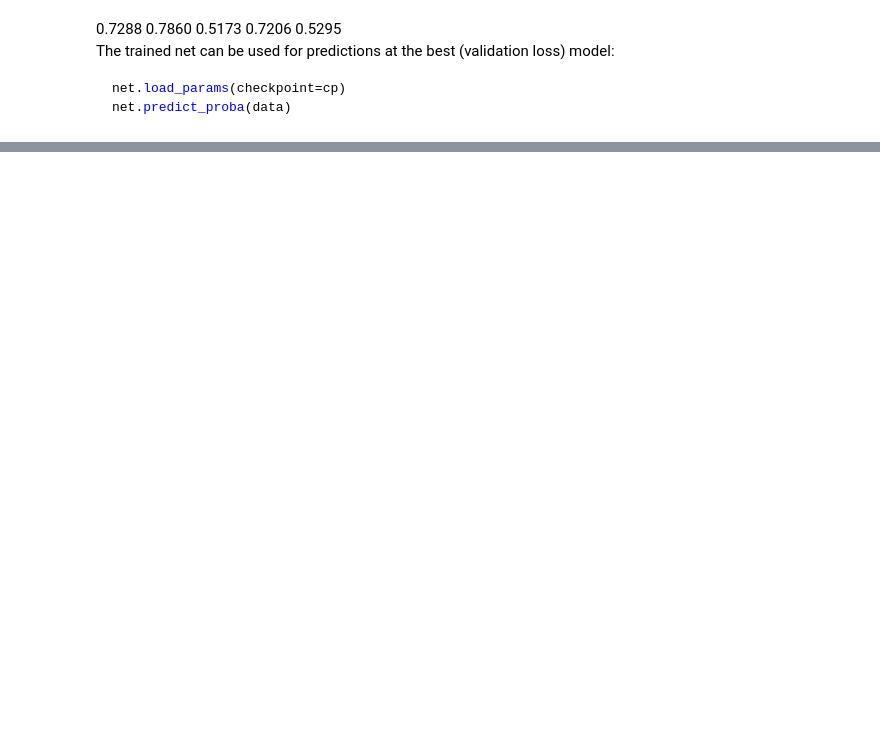
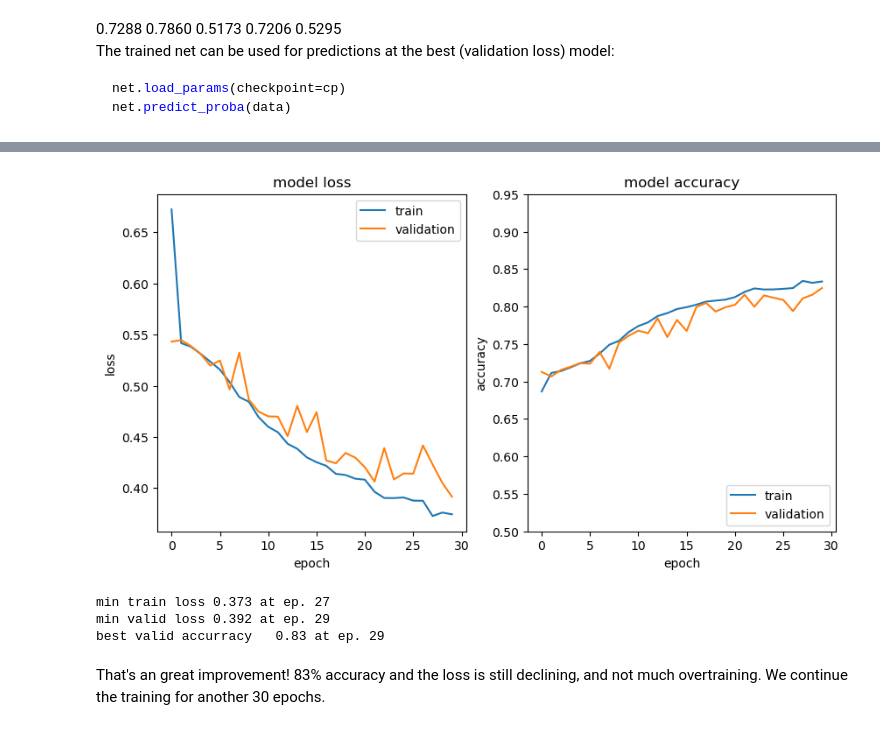
Before and after one commit to dkgithub/wiehl24, a Jupyter notebook: PyTorch_jet_flavor_classification.ipynb, the cells around one changed output, grey strips where cells are left out. Cells and saved outputs as stored; diff of their text form; code cells hidden in the pictures; blank space fills up the shorter version.

```diff
--- a/PyTorch_jet_flavor_classification.ipynb
+++ b/PyTorch_jet_flavor_classification.ipynb
@@ -820,0 +1129,37 @@ cp = Checkpoint(dirname='chkpoints_2') # etc.
+# %%
+def preprocess_constituents(constituents):
+    return constituents[:, :120].reshape((-1, 480)).astype(np.float32)
+# load training data
+c_vectors_train, _, labels_train = hlp.data.load("train", stop_file=2)
+# the validation data
+c_vectors_valid, _, labels_valid = hlp.data.load("valid", stop_file=1)
+
+# run the preprocessing
+c_vectors_train = preprocess_constituents(c_vectors_train)
+c_vectors_valid = preprocess_constituents(c_vectors_valid)
+ds_valid = Dataset(c_vectors_valid, labels_valid)
+# %%
+cp = Checkpoint(dirname='chkpoints_3')
+model = nn.Sequential(
+    nn.Linear(480, 256, bias=True),
+    nn.ReLU(),
+    #nn.BatchNorm1d(256),
+    nn.Linear(256, 128, bias=True),
+    nn.ReLU(),
+    nn.Linear(128,   1, bias=True),
+    nn.Sigmoid(),
+)
+net = NeuralNetClassifier(
+    model,
+    criterion=nn.BCELoss(),
+    optimizer=torch.optim.Adam,
+    lr=0.005,
+    batch_size=500,
+    max_epochs=30,
+    callbacks=[acc,auc,cp],
+    train_split=predefined_split(ds_valid),
+    # Shuffle training data on each epoch
+    iterator_train__shuffle=True,
+    device=device
+)
+net.fit(c_vectors_train, labels_train)
@@ -820,0 +1194,9 @@ cp = Checkpoint(dirname='chkpoints_2') # etc.
+# %%
+hlp.plots.plotLearningCurvesSkorch(net.history)
+# %% [output]
+[figure, added]
+min train loss 0.373 at ep. 27
+min valid loss 0.392 at ep. 29
+best valid accurracy   0.83 at ep. 29
+# %% [markdown]
+That's an great improvement! 83% accuracy and the loss is still declining, and not much overtraining. We continue the training for another 30 epochs.
```
Also changed, not shown: parts of 83 cells of this notebook.
